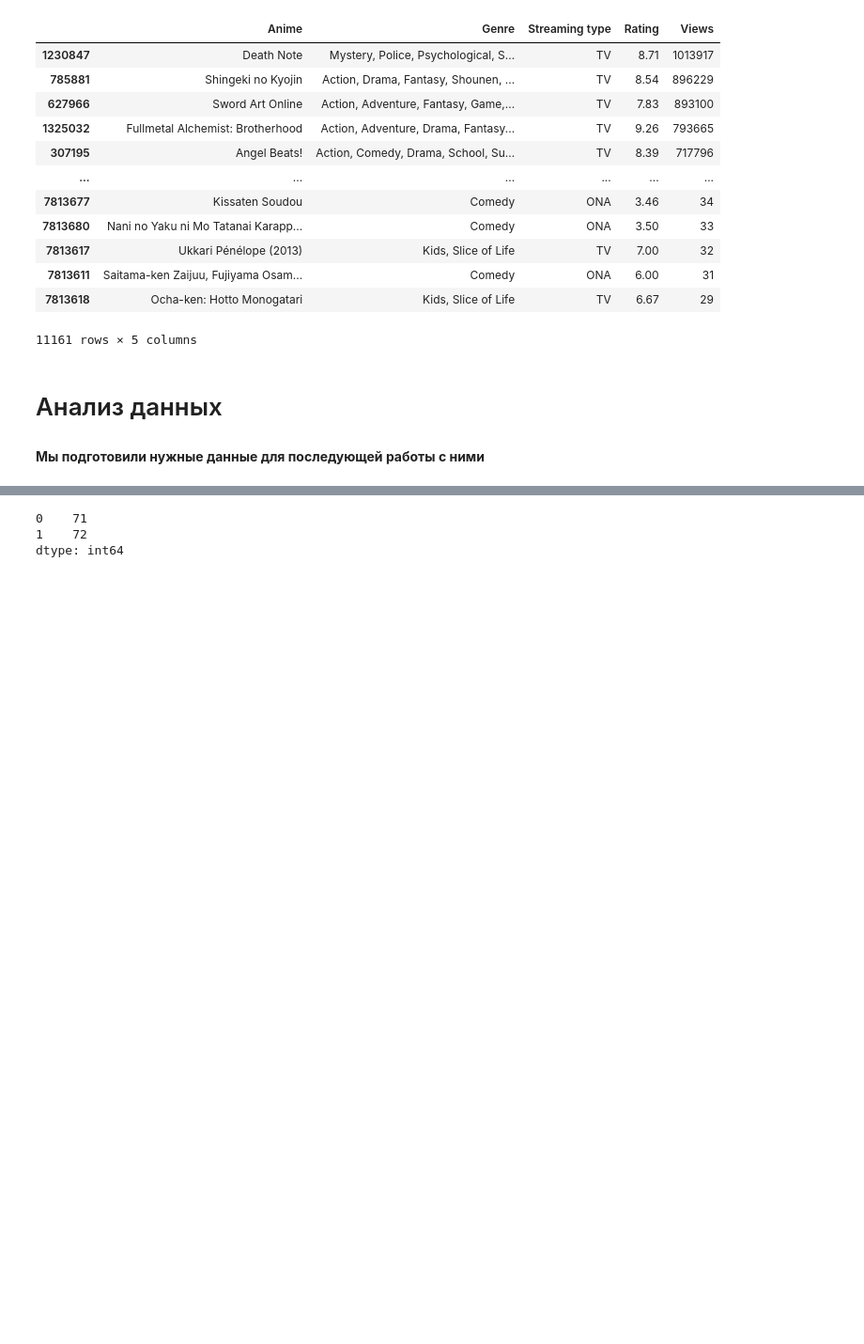
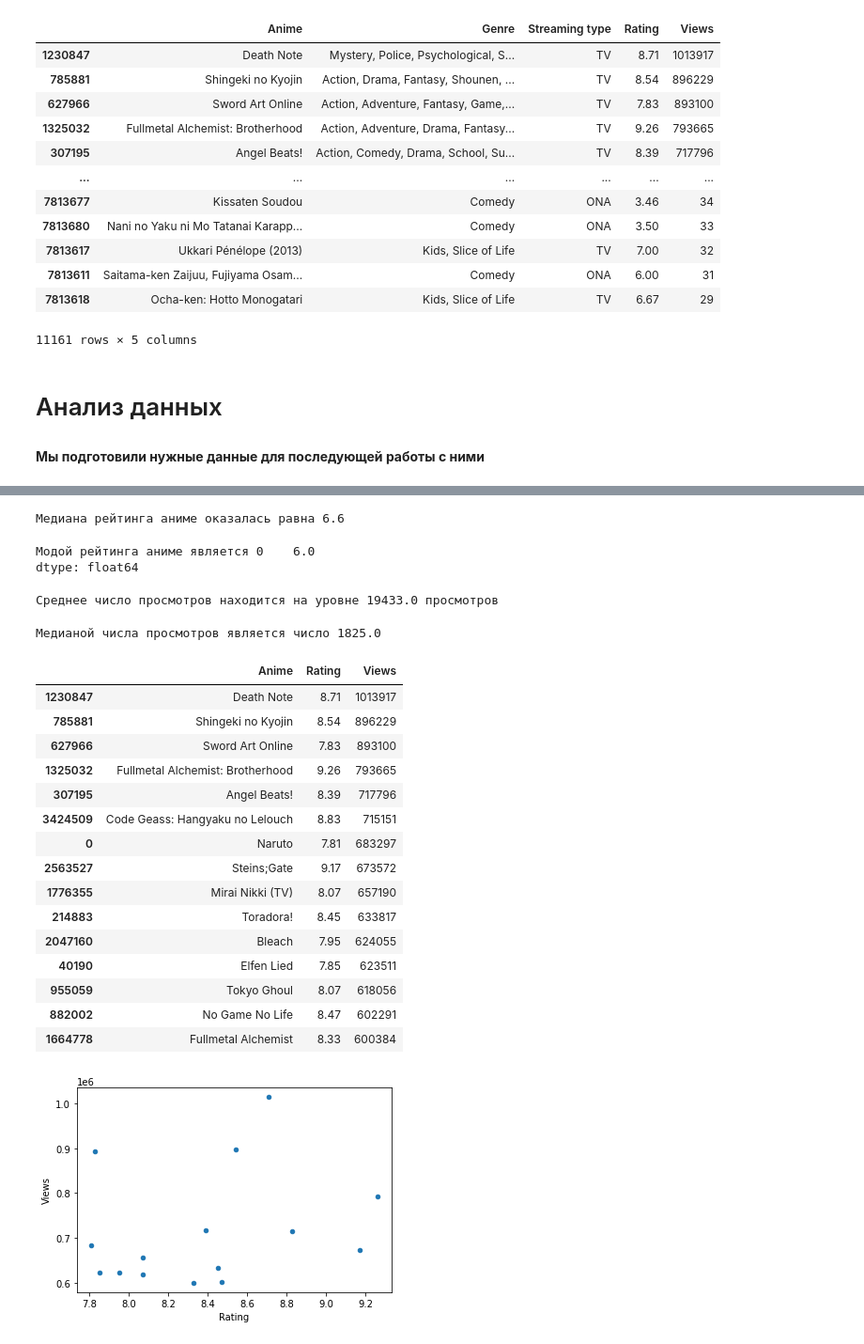
Before and after one commit to WorldEconomist/Pandas, a Jupyter notebook: anime.ipynb, the cells around one changed output, grey strips where cells are left out. Shown at 94% size. Cells and saved outputs as stored; diff of their text form; code cells hidden in the pictures; blank space fills up the shorter version.

Commit message:
Kaggle Notebook | AnimeAnalysis | Version 8

```diff
--- a/anime.ipynb
+++ b/anime.ipynb
@@ -94,6 +78,42 @@ Data.Views.median()
-# %%
-Data.Views.mode()
-# %% [output]
-0    71
-1    72
-dtype: int64
+# %%
+print('Медиана рейтинга аниме оказалась равна',Data.Rating.median())
+# %% [output]
+Медиана рейтинга аниме оказалась равна 6.6
+# %%
+print('Модой рейтинга аниме является',Data.Rating.mode())
+# %% [output]
+Модой рейтинга аниме является 0    6.0
+dtype: float64
+# %%
+print('Среднее число просмотров находится на уровне',Data.Views.mean().round(0), 'просмотров')
+# %% [output]
+Среднее число просмотров находится на уровне 19433.0 просмотров
+# %%
+print('Медианой числа просмотров является число',Data.Views.median())
+# %% [output]
+Медианой числа просмотров является число 1825.0
+# %%
+Top10MostPopular = Data.nlargest(n=15, columns = ['Views'])
+Top10MostPopular = Top10MostPopular.drop(columns=['Streaming type', 'Genre'])
+# Top10MostPopular.plot(kind = 'barh', x = 'Anime', y = 'Views',
+#                       title = 'Most popular anime, m. views')
+Top10MostPopular.plot(kind = 'scatter', x = 'Rating', y = 'Views')
+Top10MostPopular
+# %% [output]
+|  | Anime | Rating | Views |
+| 1230847 | Death Note | 8.71 | 1013917 |
+| 785881 | Shingeki no Kyojin | 8.54 | 896229 |
+| 627966 | Sword Art Online | 7.83 | 893100 |
+| 1325032 | Fullmetal Alchemist: Brotherhood | 9.26 | 793665 |
+| 307195 | Angel Beats! | 8.39 | 717796 |
+| 3424509 | Code Geass: Hangyaku no Lelouch | 8.83 | 715151 |
+| 0 | Naruto | 7.81 | 683297 |
+| 2563527 | Steins;Gate | 9.17 | 673572 |
+| 1776355 | Mirai Nikki (TV) | 8.07 | 657190 |
+| 214883 | Toradora! | 8.45 | 633817 |
+| 2047160 | Bleach | 7.95 | 624055 |
+| 40190 | Elfen Lied | 7.85 | 623511 |
+| 955059 | Tokyo Ghoul | 8.07 | 618056 |
+| 882002 | No Game No Life | 8.47 | 602291 |
+| 1664778 | Fullmetal Alchemist | 8.33 | 600384 |
+[figure, added]
```
Also changed, not shown: parts of 7 cells of this notebook.
